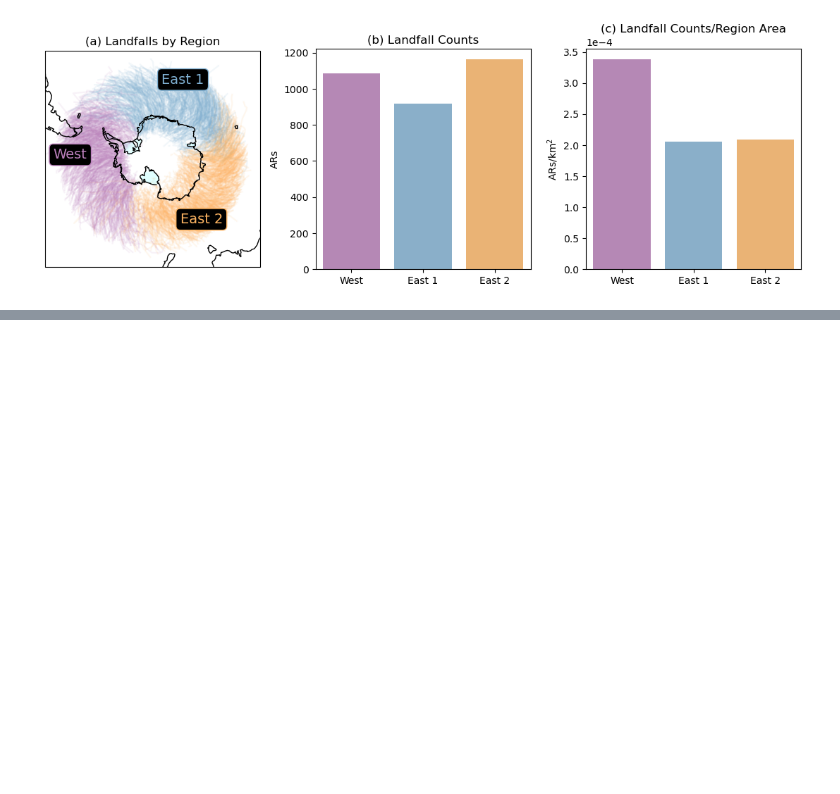
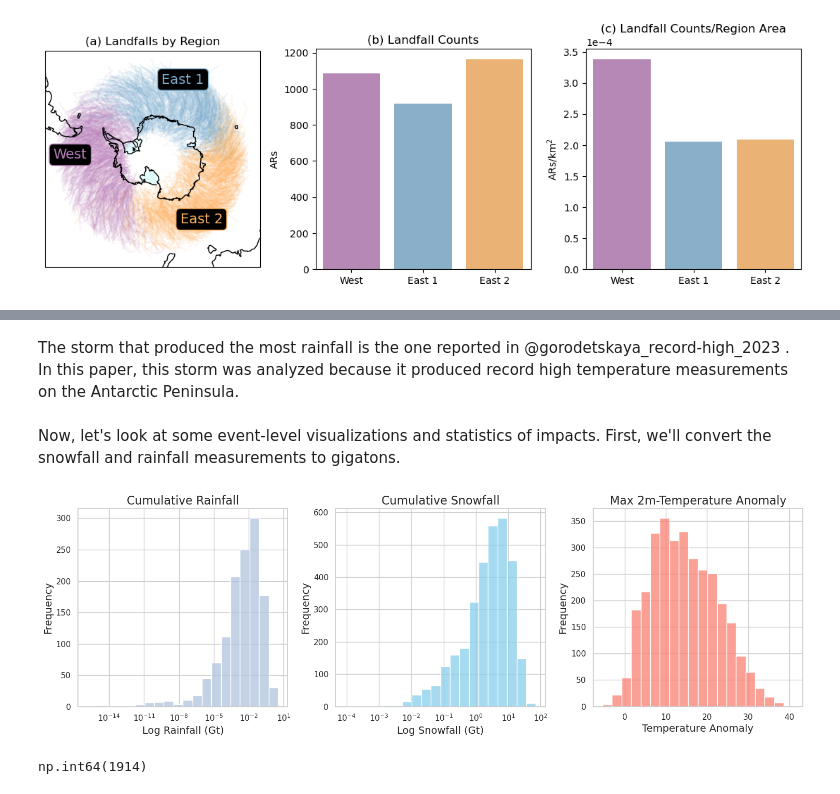
Before and after one commit to jbbutler/antarctic_AR_dataset, a Jupyter notebook: notebooks/dataset_explorations.ipynb, the cells around one changed output, grey strips where cells are left out. Cells and saved outputs as stored; diff of their text form; code cells hidden in the pictures; blank space fills up the shorter version.

```diff
--- a/notebooks/dataset_explorations.ipynb
+++ b/notebooks/dataset_explorations.ipynb
@@ -181,0 +205,42 @@ year_df.groupby('coarser_region')['size'].describe()
+# %% [markdown]
+The storm that produced the most rainfall is the one reported in @gorodetskaya_record-high_2023 . In this paper, this storm was analyzed because it produced record high temperature measurements on the Antarctic Peninsula.
+# %% [markdown]
+Now, let's look at some event-level visualizations and statistics of impacts. First, we'll convert the snowfall and rainfall measurements to gigatons.
+# %%
+dataset['cumulative_snowfall_ais'] = dataset['cumulative_snowfall_ais']/(10**(12))
+dataset['cumulative_rainfall_ais'] = dataset['cumulative_rainfall_ais']/(10**(12))
+# %%
+sns.set_theme(style="whitegrid")
+
+# create a figure with 3 subplots arranged in 1 row and 3 columns
+fig, axes = plt.subplots(1, 3, figsize=(15, 5))
+
+# histogram 1: cumulative rainfall (log scale)
+sns.histplot(data=dataset, x='cumulative_rainfall_ais', bins=20, color='lightsteelblue', log_scale=True, ax=axes[0])
+axes[0].set_title('Cumulative Rainfall', fontsize=16)
+axes[0].set_xlabel('Log Rainfall (Gt)', fontsize=14)
+axes[0].set_ylabel('Frequency', fontsize=14)
+
+# histogram 2: cumulative snowfall (log scale)
+sns.histplot(data=dataset, x='cumulative_snowfall_ais', bins=20, color='skyblue', log_scale=True, ax=axes[1])
+axes[1].set_title('Cumulative Snowfall', fontsize=16)
+axes[1].set_xlabel('Log Snowfall (Gt)', fontsize=14)
+axes[1].set_ylabel('Frequency', fontsize=14)
+
+# histogram 3: max T2M anomaly (untransformed)
+sns.histplot(data=dataset, x='max_T2M_anomaly_ais', bins=20, color='salmon', ax=axes[2])
+axes[2].set_title('Max 2m-Temperature Anomaly', fontsize=16)
+axes[2].set_xlabel('Temperature Anomaly', fontsize=14)
+axes[2].set_ylabel('Frequency', fontsize=14)
+
+# automatically adjust spacing between subplots
+plt.tight_layout()
+
+# display the plot
+fig.savefig('../output/plots/impact_distributions.png', dpi=300)
+# %% [output]
+[figure, added]
+# %%
+(dataset['cumulative_rainfall_ais'] == 0).sum()
+# %% [output]
+np.int64(1914)
```
Also changed, not shown: parts of 34 cells of this notebook, 2 other files.
